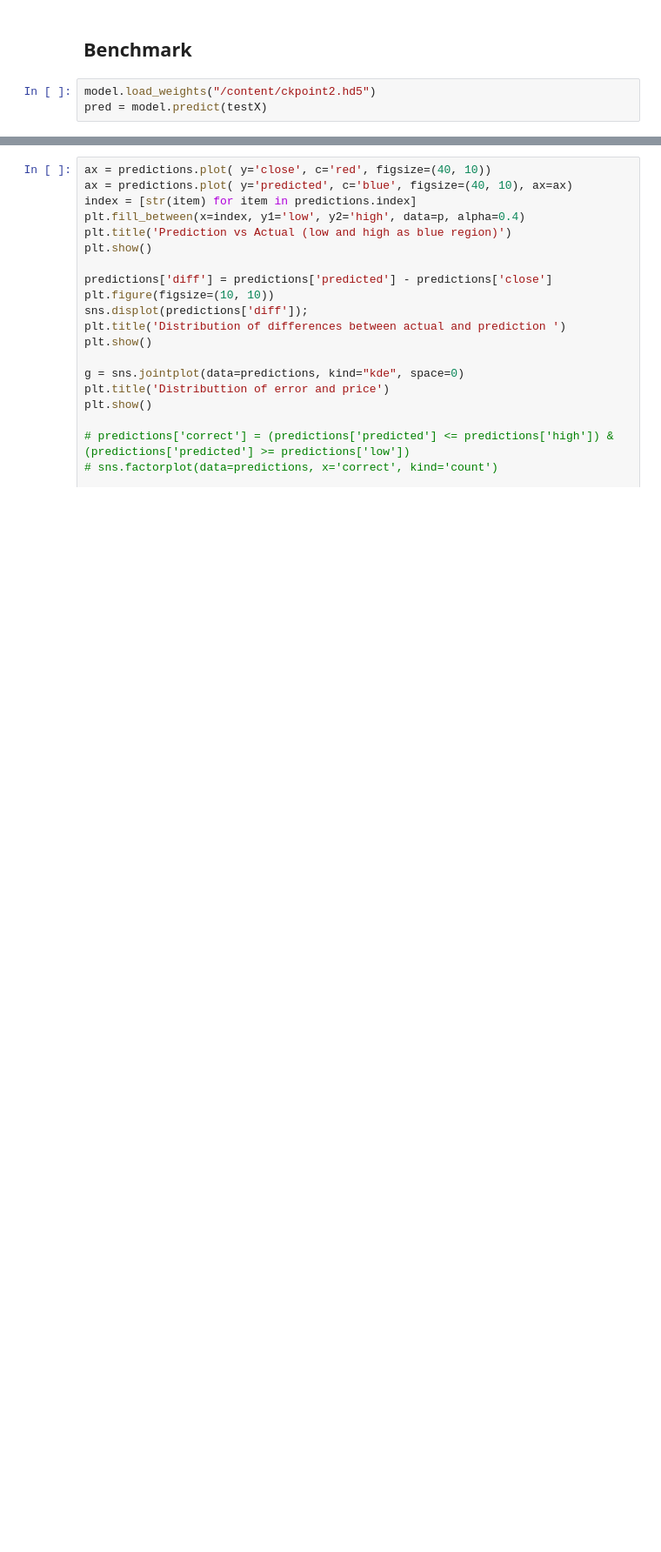
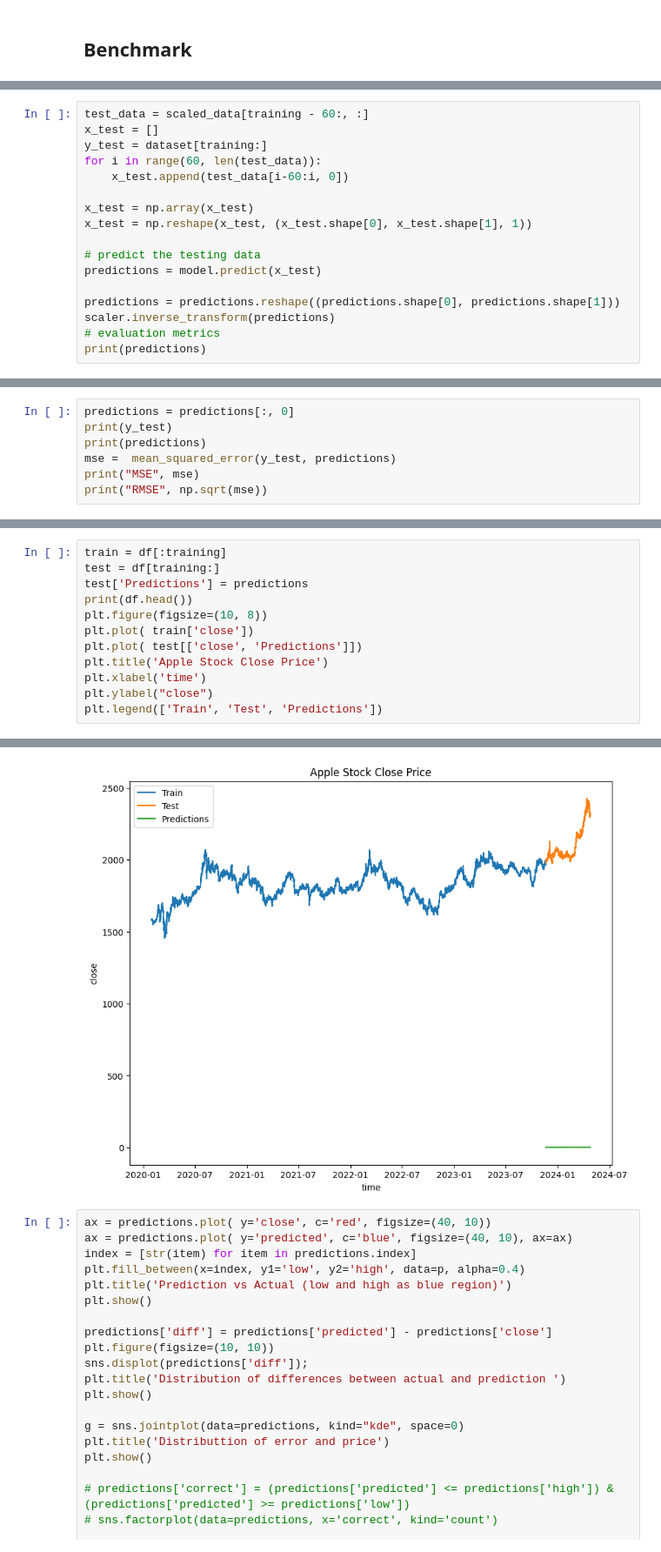
Before and after one commit to vietnc/ML, a Jupyter notebook: bi-rnn-experiment.ipynb, the cells around one changed output, grey strips where cells are left out. Shown at 87% size. Saved outputs shown, nothing was run; the diff lists cells and outputs as text; blank space fills up the shorter version.

Commit message:
not ok event with this https://www.geeksforgeeks.org/stock-price-prediction-project-using-tensorflow/

```diff
--- a/bi-rnn-experiment.ipynb
+++ b/bi-rnn-experiment.ipynb
@@ -169,5 +159,2 @@ Epoch 2: val_loss improved from 0.02295 to 0.00915, saving model to /content/ckp
 # %% [markdown]
 ## Benchmark
-# %%
-model.load_weights("/content/ckpoint2.hd5")
-pred = model.predict(testX)
@@ -194,0 +161,17 @@ predictions.head()
+# %%
+test_data = scaled_data[training - 60:, :]
+x_test = []
+y_test = dataset[training:]
+for i in range(60, len(test_data)):
+	x_test.append(test_data[i-60:i, 0])
+
+x_test = np.array(x_test)
+x_test = np.reshape(x_test, (x_test.shape[0], x_test.shape[1], 1))
+
+# predict the testing data
+predictions = model.predict(x_test)
+
+predictions = predictions.reshape((predictions.shape[0], predictions.shape[1]))
+scaler.inverse_transform(predictions)
+# evaluation metrics
+print(predictions)
@@ -194,0 +187,7 @@ predictions.head()
+# %%
+predictions = predictions[:, 0]
+print(y_test)
+print(predictions)
+mse =  mean_squared_error(y_test, predictions)
+print("MSE", mse)
+print("RMSE", np.sqrt(mse))
@@ -194,0 +213,13 @@ predictions.head()
+# %%
+train = df[:training]
+test = df[training:]
+test['Predictions'] = predictions
+print(df.head())
+plt.figure(figsize=(10, 8))
+plt.plot( train['close'])
+plt.plot( test[['close', 'Predictions']])
+plt.title('Apple Stock Close Price')
+plt.xlabel('time')
+plt.ylabel("close")
+plt.legend(['Train', 'Test', 'Predictions'])
+# %% [output]
@@ -195,3 +249,4 @@ predictions.head()
+[figure, added]
 # %%
 ax = predictions.plot( y='close', c='red', figsize=(40, 10))
 ax = predictions.plot( y='predicted', c='blue', figsize=(40, 10), ax=ax)
```
Also changed, not shown: parts of 13 cells of this notebook.
